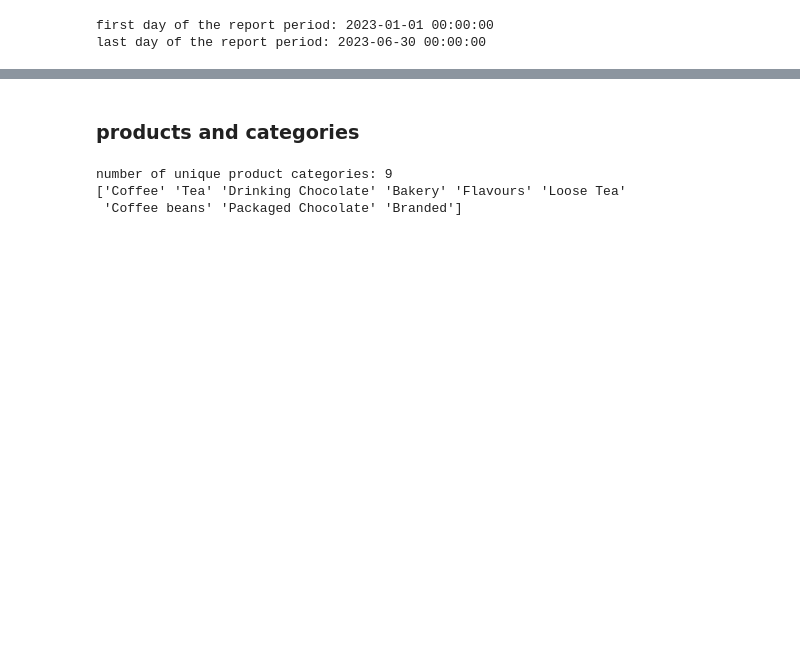
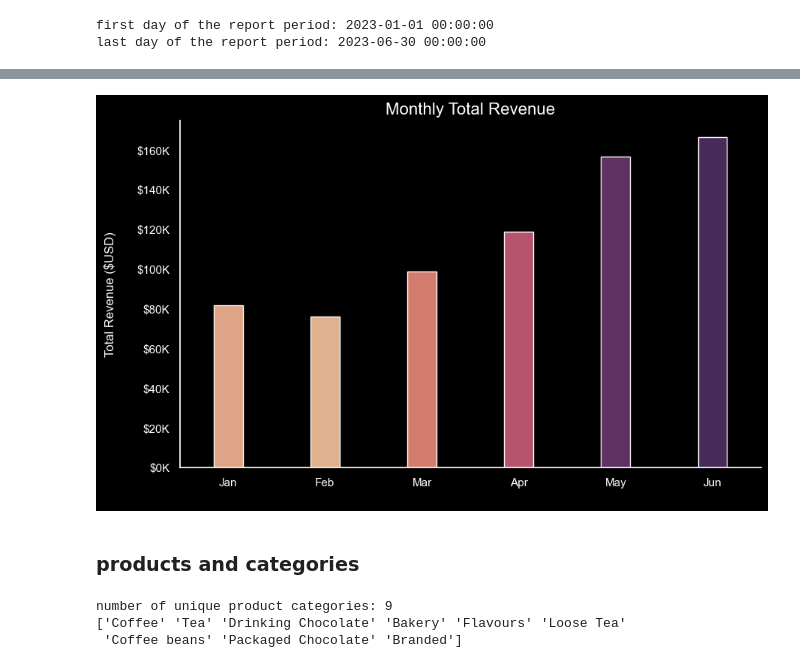
Before and after one commit to HuDragm/Coffee-Shop-Sales, a Jupyter notebook: notebooks/initial_eda.ipynb, the cells around one changed output, grey strips where cells are left out. Saved outputs shown, nothing was run; the diff lists cells and outputs as text; code cells hidden in the pictures; blank space fills up the shorter version.

```diff
--- a/notebooks/initial_eda.ipynb
+++ b/notebooks/initial_eda.ipynb
@@ -112,3 +191,17 @@ print(f"last day of the report period: {df['transaction_date'].max()}")
 # %% [output]
 first day of the report period: 2023-01-01 00:00:00
 last day of the report period: 2023-06-30 00:00:00
+# %%
+df['transaction_month'] = df['transaction_date'].dt.strftime('%b')
+
+monthly_revenue = df.groupby('transaction_month')['revenue'].sum().reset_index()
+
+# fixing the indexing to be chronological
+monthly_revenue['month_numeric'] = pd.to_datetime(monthly_revenue['transaction_month'], format='%b').dt.month
+
+monthly_revenue = monthly_revenue.sort_values(by='month_numeric')
+monthly_revenue.set_index('transaction_month', inplace=True)
+
+monthly_revenue.drop(columns='month_numeric', inplace=True)
+
+monthly_revenue
@@ -115,3 +217,27 @@ last day of the report period: 2023-06-30 00:00:00
+# %%
+
+
+plt.figure(figsize=(10, 6))
+sns.set_theme( style='dark')
+
+sns.barplot(data= monthly_revenue, x='transaction_month', y='revenue', hue='revenue', palette='flare', legend= False, width= 0.3)
+sns.despine()
+
+plt.gca().set_facecolor("#000000")
+plt.gcf().set_facecolor('#000000')
+plt.tick_params(axis='both', colors='white')
+
+
+plt.title('Monthly Total Revenue', fontsize= 16, color='white')
+plt.ylabel('Total Revenue ($USD)', fontsize=12, color='white', labelpad=20)
+plt.xlabel(' ')
+
+ax = plt.gca()
+ax.yaxis.set_major_formatter(plt.FuncFormatter(lambda y, pos: f'${int(y/1000)}K'))
+
+plt.show()
+# %% [output]
+[figure, added]
 # %% [markdown]
 ### products and categories
 # %%
```
Also changed, not shown: parts of 16 cells of this notebook, 13 other files.
